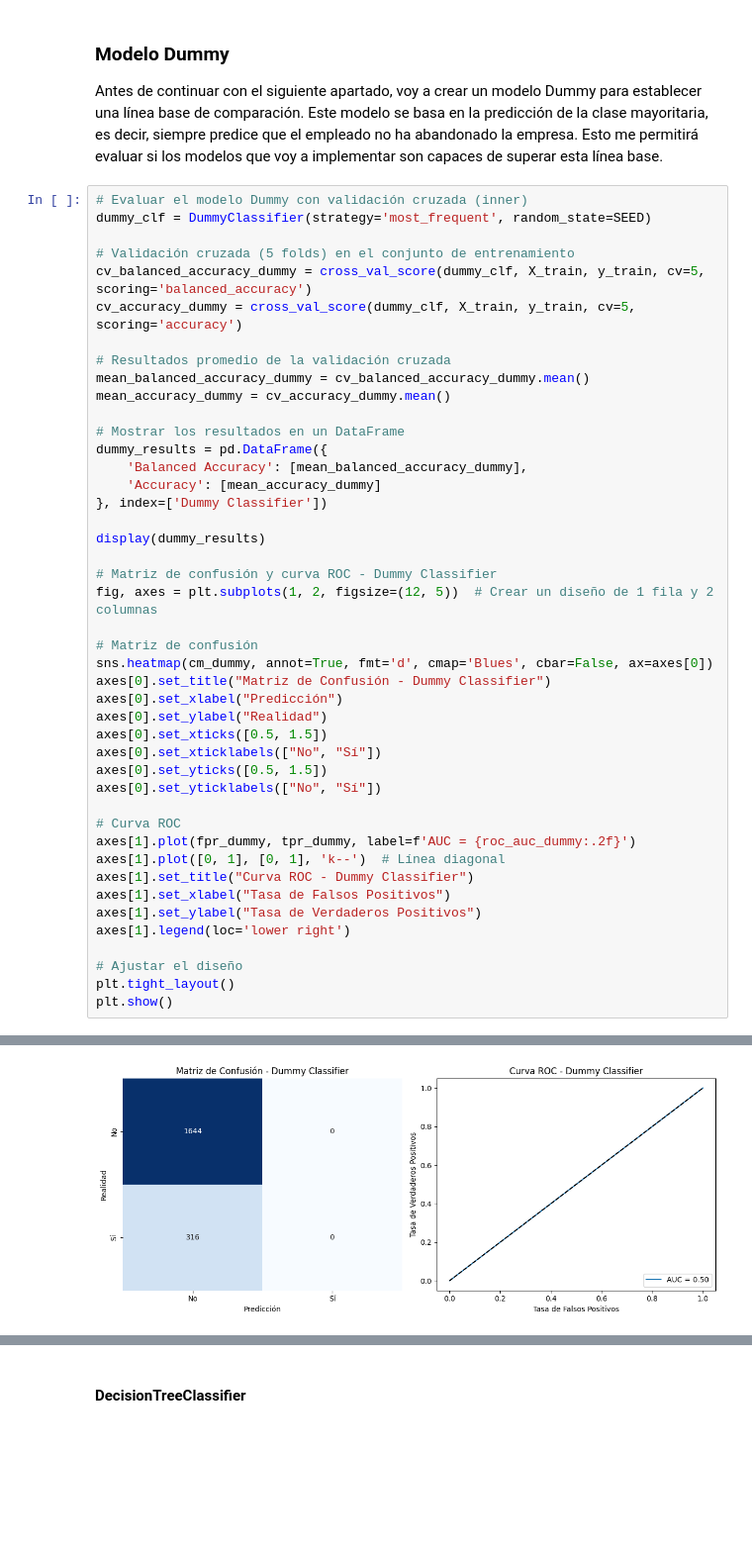
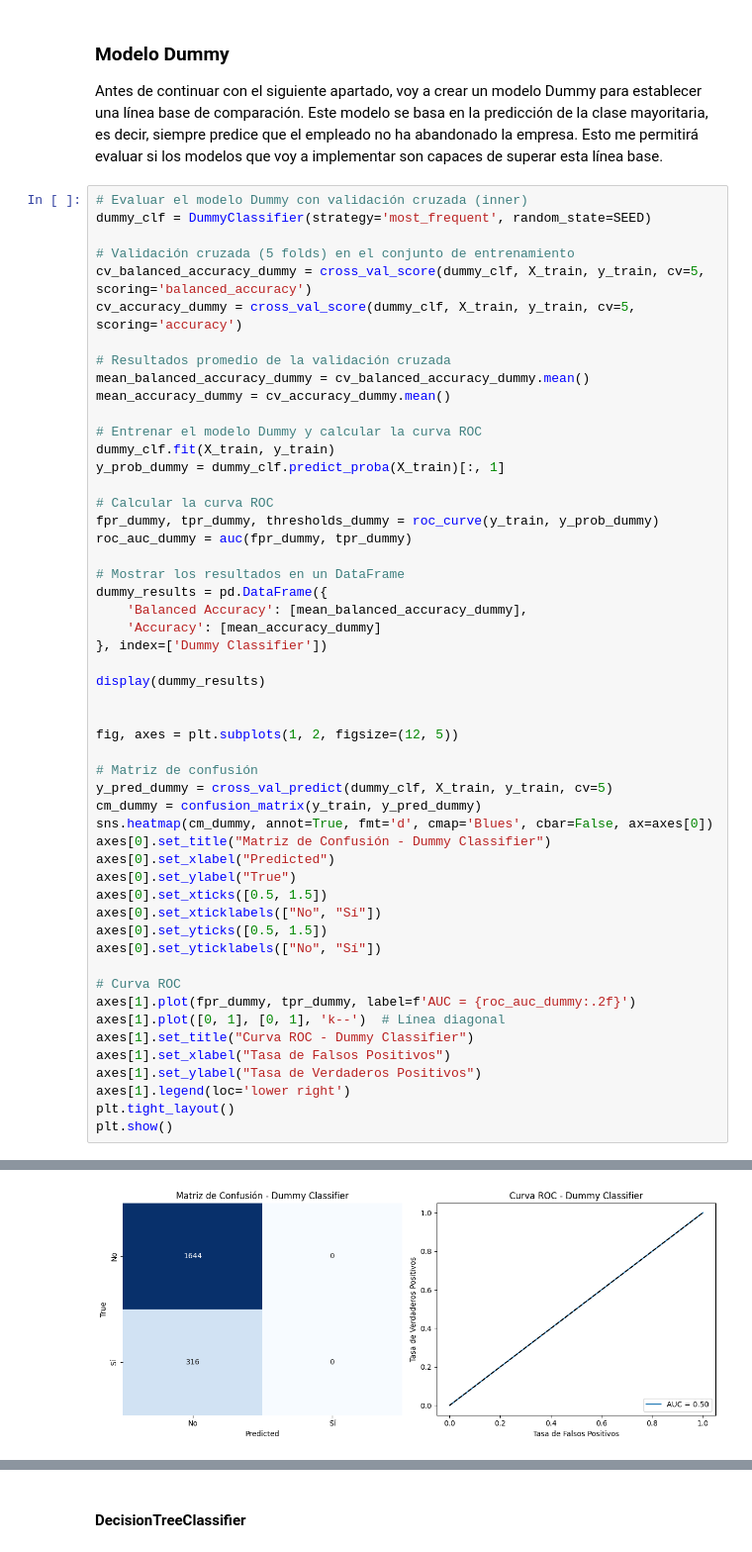
Before and after one commit to 100475757/ML_P1, a Jupyter notebook: notebook1.ipynb, the cells around one changed output, grey strips where cells are left out. Shown at 99% size. Saved outputs shown, nothing was run; the diff lists cells and outputs as text; blank space fills up the shorter version.

```diff
--- a/notebook1.ipynb
+++ b/notebook1.ipynb
@@ -299,40 +293,48 @@ cv_accuracy_dummy = cross_val_score(dummy_clf, X_train, y_train, cv=5, scoring='
 mean_balanced_accuracy_dummy = cv_balanced_accuracy_dummy.mean()
 mean_accuracy_dummy = cv_accuracy_dummy.mean()
 
+# Entrenar el modelo Dummy y calcular la curva ROC
+dummy_clf.fit(X_train, y_train)
+y_prob_dummy = dummy_clf.predict_proba(X_train)[:, 1]
+
+# Calcular la curva ROC
+fpr_dummy, tpr_dummy, thresholds_dummy = roc_curve(y_train, y_prob_dummy)
+roc_auc_dummy = auc(fpr_dummy, tpr_dummy)
+
 # Mostrar los resultados en un DataFrame
 dummy_results = pd.DataFrame({
     'Balanced Accuracy': [mean_balanced_accuracy_dummy],
     'Accuracy': [mean_accuracy_dummy]
 }, index=['Dummy Classifier'])
 
 display(dummy_results)
 
-# Matriz de confusión y curva ROC - Dummy Classifier
-fig, axes = plt.subplots(1, 2, figsize=(12, 5))  # Crear un diseño de 1 fila y 2 columnas
+
+fig, axes = plt.subplots(1, 2, figsize=(12, 5))
 
 # Matriz de confusión
+y_pred_dummy = cross_val_predict(dummy_clf, X_train, y_train, cv=5)
+cm_dummy = confusion_matrix(y_train, y_pred_dummy)
 sns.heatmap(cm_dummy, annot=True, fmt='d', cmap='Blues', cbar=False, ax=axes[0])
 axes[0].set_title("Matriz de Confusión - Dummy Classifier")
-axes[0].set_xlabel("Predicción")
-axes[0].set_ylabel("Realidad")
+axes[0].set_xlabel("Predicted")
+axes[0].set_ylabel("True")
 axes[0].set_xticks([0.5, 1.5])
 axes[0].set_xticklabels(["No", "Sí"])
 axes[0].set_yticks([0.5, 1.5])
 axes[0].set_yticklabels(["No", "Sí"])
 
 # Curva ROC
 axes[1].plot(fpr_dummy, tpr_dummy, label=f'AUC = {roc_auc_dummy:.2f}')
 axes[1].plot([0, 1], [0, 1], 'k--')  # Línea diagonal
 axes[1].set_title("Curva ROC - Dummy Classifier")
 axes[1].set_xlabel("Tasa de Falsos Positivos")
 axes[1].set_ylabel("Tasa de Verdaderos Positivos")
 axes[1].legend(loc='lower right')
-
-# Ajustar el diseño
 plt.tight_layout()
 plt.show()
 # %% [output]
 |  | Balanced Accuracy | Accuracy |
 | Dummy Classifier | 0.5 | 0.838776 |
-[figure, old version]
+[figure, new version]
 # %% [markdown]
```
Also changed, not shown: parts of 39 cells of this notebook, 1 other file.
